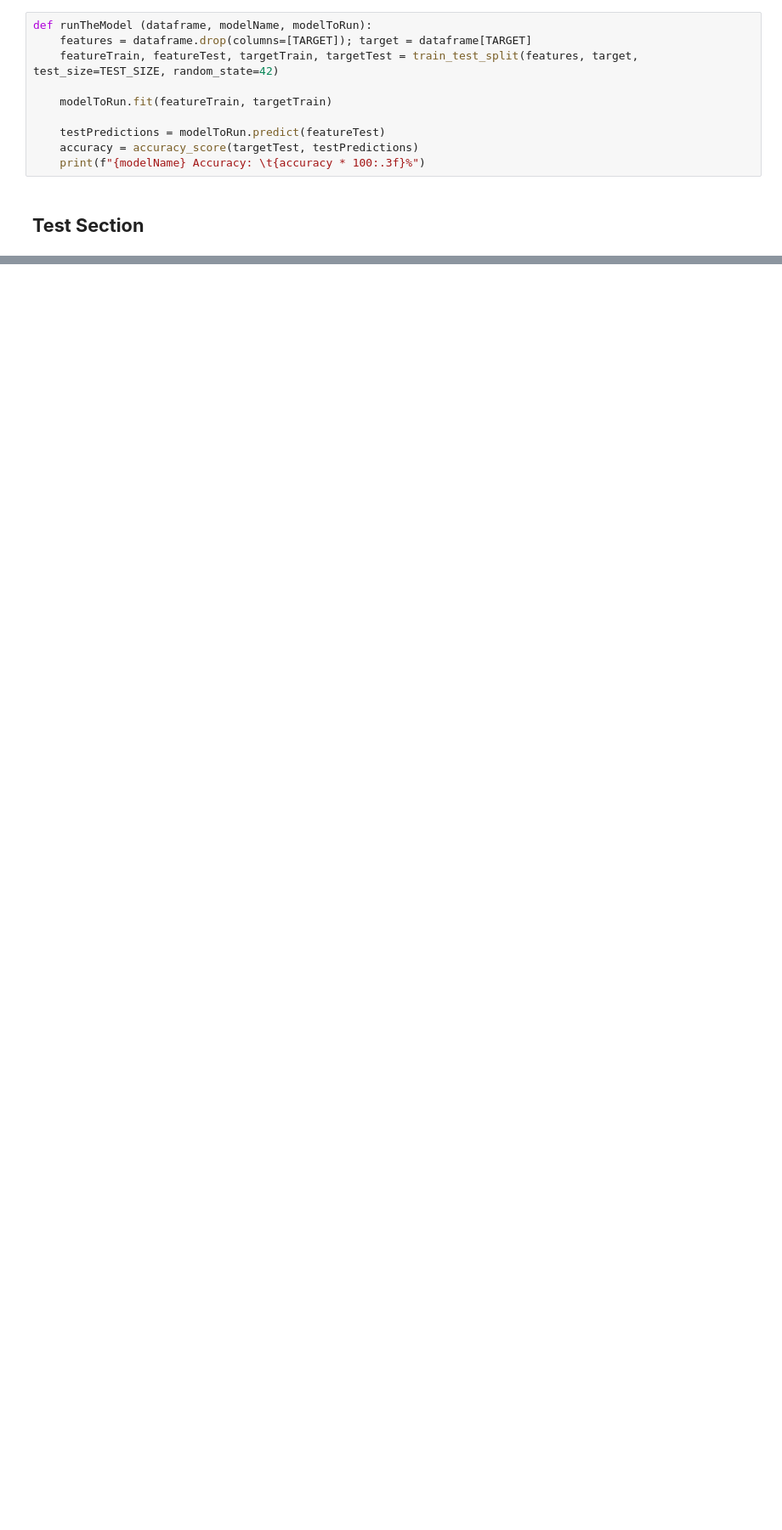
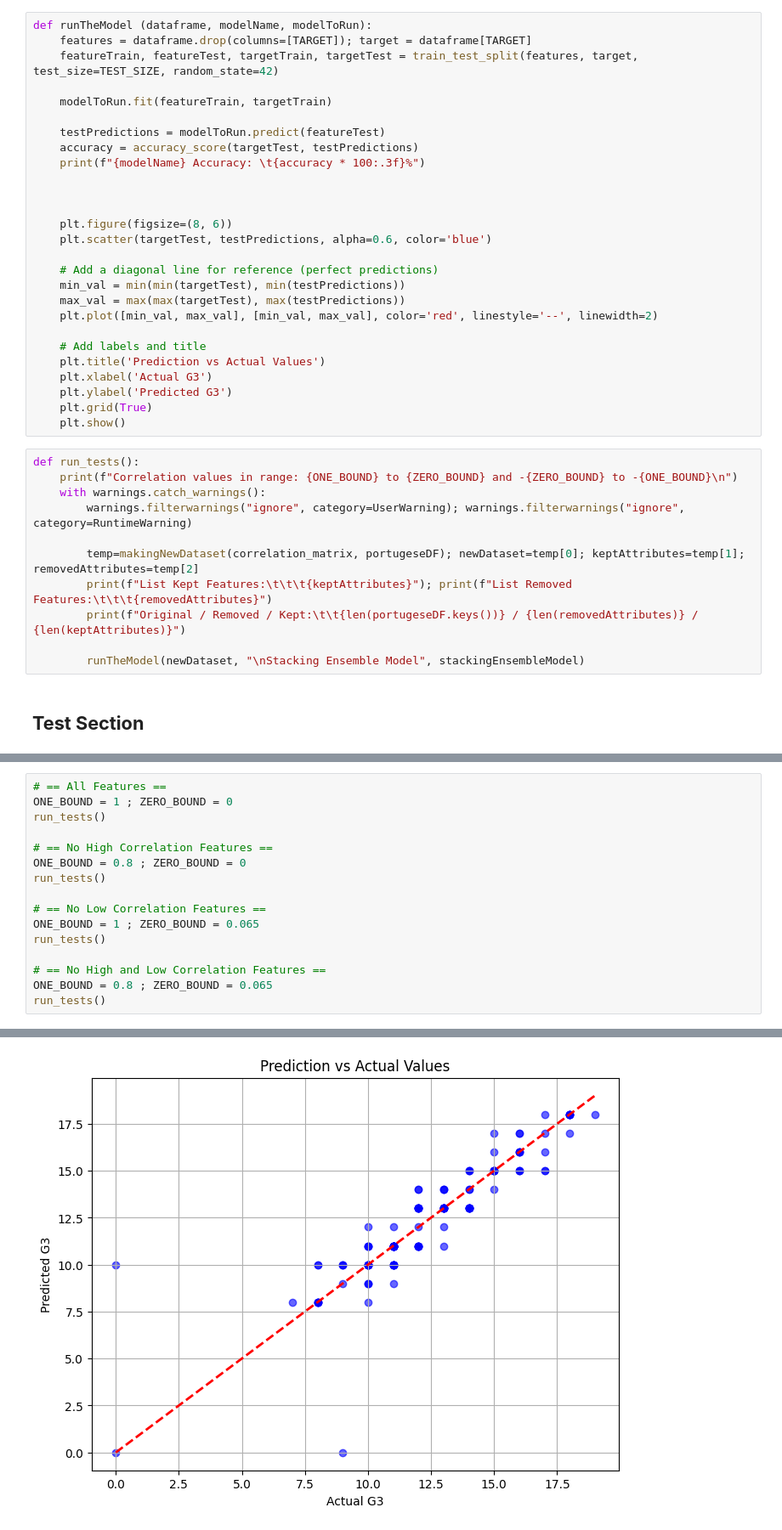
Before and after one commit to matthewkenely/ics5110, a Jupyter notebook: production/David/App.ipynb, the cells around one changed output, grey strips where cells are left out. Shown at 85% size. Cells and saved outputs as stored; diff of their text form; blank space fills up the shorter version.

Commit message:
pushed code to get graphs for ensemble

```diff
--- a/production/David/App.ipynb
+++ b/production/David/App.ipynb
@@ -77,5 +78,33 @@ def runTheModel (dataframe, modelName, modelToRun):
     testPredictions = modelToRun.predict(featureTest)
     accuracy = accuracy_score(targetTest, testPredictions)
     print(f"{modelName} Accuracy: \t{accuracy * 100:.3f}%")
+
+
+
+    plt.figure(figsize=(8, 6))
+    plt.scatter(targetTest, testPredictions, alpha=0.6, color='blue')
+
+    # Add a diagonal line for reference (perfect predictions)
+    min_val = min(min(targetTest), min(testPredictions))
+    max_val = max(max(targetTest), max(testPredictions))
+    plt.plot([min_val, max_val], [min_val, max_val], color='red', linestyle='--', linewidth=2)
+
+    # Add labels and title
+    plt.title('Prediction vs Actual Values')
+    plt.xlabel('Actual G3')
+    plt.ylabel('Predicted G3')
+    plt.grid(True)
+    plt.show()
+# %%
+def run_tests():
+    print(f"Correlation values in range: {ONE_BOUND} to {ZERO_BOUND} and -{ZERO_BOUND} to -{ONE_BOUND}\n")
+    with warnings.catch_warnings():
+        warnings.filterwarnings("ignore", category=UserWarning); warnings.filterwarnings("ignore", category=RuntimeWarning)
+
+        temp=makingNewDataset(correlation_matrix, portugeseDF); newDataset=temp[0]; keptAttributes=temp[1]; removedAttributes=temp[2]
+        print(f"List Kept Features:\t\t\t{keptAttributes}"); print(f"List Removed Features:\t\t\t{removedAttributes}")
+        print(f"Original / Removed / Kept:\t\t{len(portugeseDF.keys())} / {len(removedAttributes)} / {len(keptAttributes)}")
+
+        runTheModel(newDataset, "\nStacking Ensemble Model", stackingEnsembleModel)
 # %% [markdown]
 ## **Test Section**
@@ -97,0 +111,17 @@ Original / Removed / Kept:              33 / 10 / 23
+# %%
+# == All Features ==
+ONE_BOUND = 1 ; ZERO_BOUND = 0
+run_tests()
+
+# == No High Correlation Features ==
+ONE_BOUND = 0.8 ; ZERO_BOUND = 0
+run_tests()
+
+# == No Low Correlation Features ==
+ONE_BOUND = 1 ; ZERO_BOUND = 0.065
+run_tests()
+
+# == No High and Low Correlation Features ==
+ONE_BOUND = 0.8 ; ZERO_BOUND = 0.065
+run_tests()
+# %% [output]
@@ -97,0 +135 @@ Original / Removed / Kept:              33 / 10 / 23
+[figure, added]
```
Also changed, not shown: parts of 4 cells of this notebook, 1 other file.
